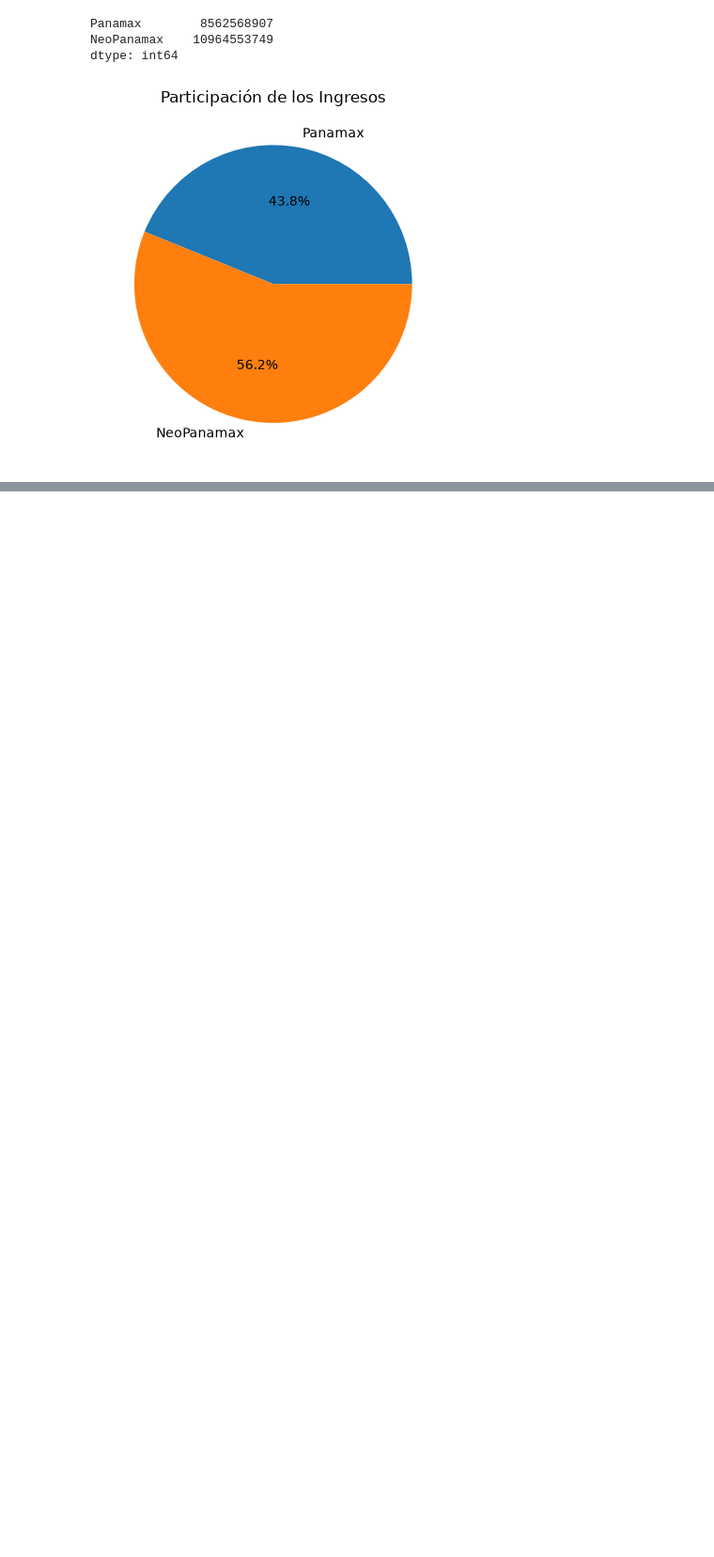
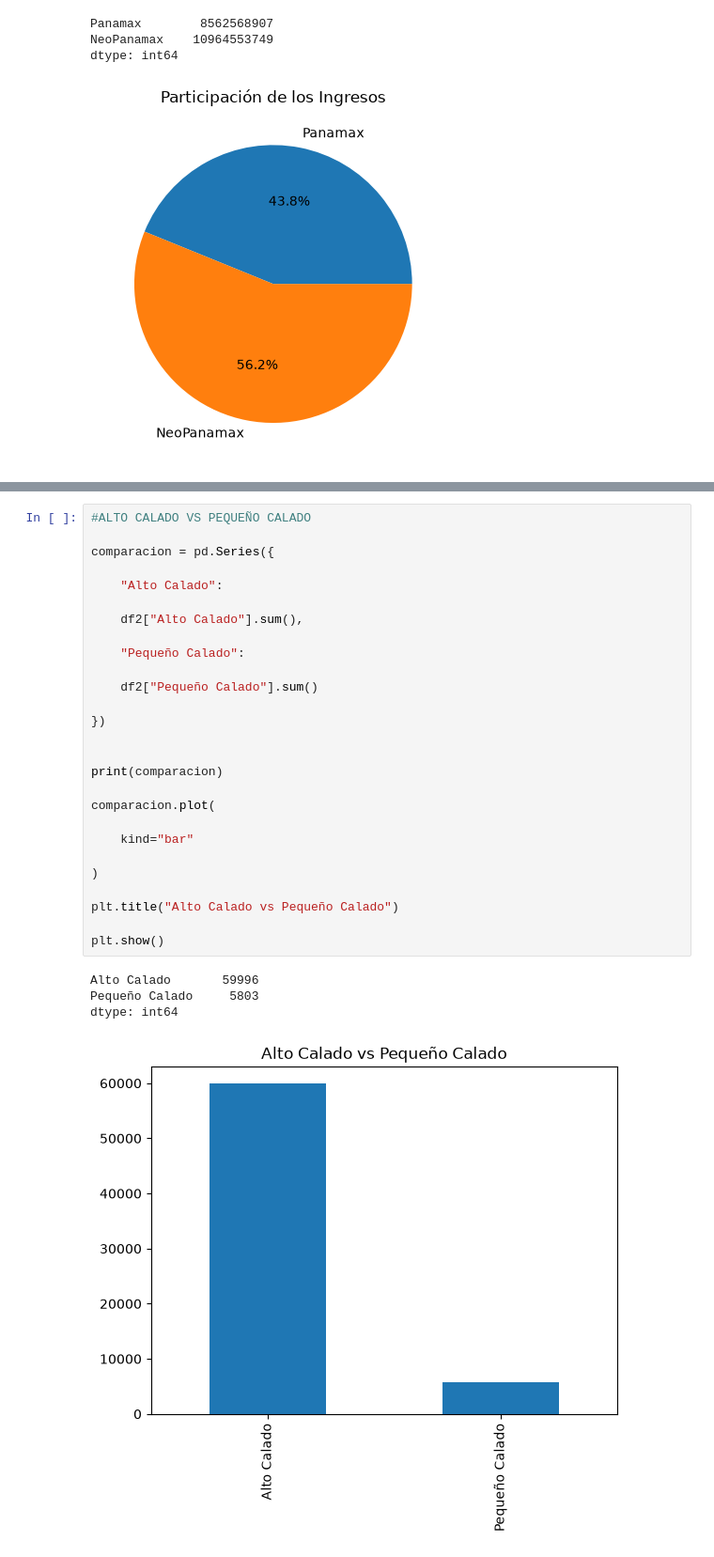
Before and after one commit to brustlinket12/topicos, a Jupyter notebook: TopicosFinal/pipeline.ipynb, the cells around one changed output, grey strips where cells are left out. Shown at 94% size. Saved outputs shown, nothing was run; the diff lists cells and outputs as text; blank space fills up the shorter version.

```diff
--- a/TopicosFinal/pipeline.ipynb
+++ b/TopicosFinal/pipeline.ipynb
@@ -485,0 +625,32 @@ dtype: int64
+# %%
+#ALTO CALADO VS PEQUEÑO CALADO
+
+comparacion = pd.Series({
+
+    "Alto Calado":
+
+    df2["Alto Calado"].sum(),
+
+    "Pequeño Calado":
+
+    df2["Pequeño Calado"].sum()
+
+})
+
+
+print(comparacion)
+
+comparacion.plot(
+
+    kind="bar"
+
+)
+
+plt.title("Alto Calado vs Pequeño Calado")
+
+plt.show()
+# %% [output]
+Alto Calado       59996
+Pequeño Calado     5803
+dtype: int64
+[figure, added]
```
Also changed, not shown: parts of 12 cells of this notebook, 1 other file.
